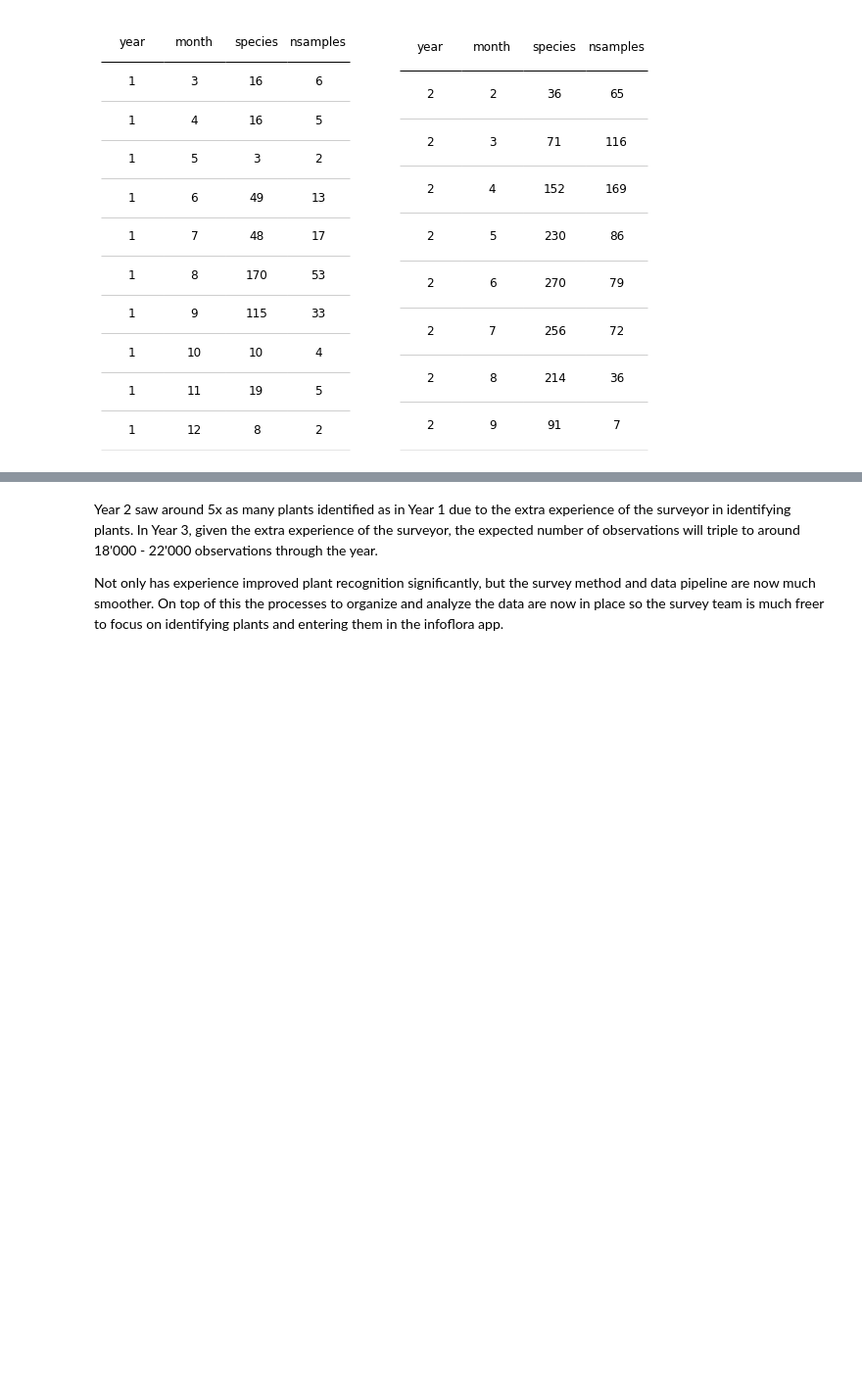
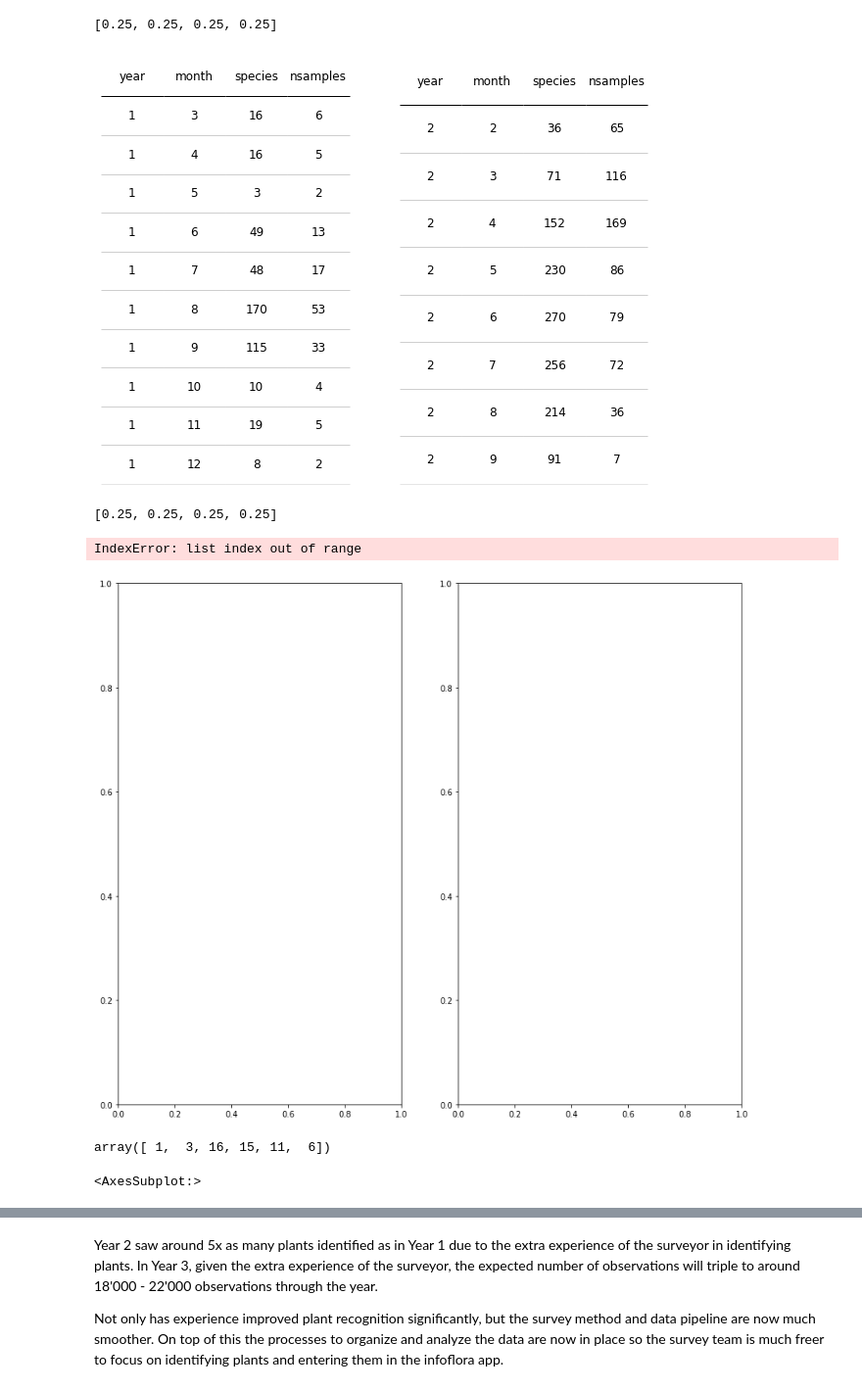
Before and after one commit to thorerismann/flora-buckets, a Jupyter notebook: newanalysis.ipynb, the cells around one changed output, grey strips where cells are left out. Shown at 98% size. Drawn from its saved outputs; the diff is of its cells as text; code cells hidden in the pictures; blank space fills up the shorter version.

Commit message:
trials with tables

```diff
--- a/newanalysis.ipynb
+++ b/newanalysis.ipynb
@@ -31,6 +31,11 @@ spd["month"] = spd["date"].dt.month
 # functions that will be used in each subgroup, part of analysis and in the whole data
 
 # number of surveys per year per location (needs loc_date column)
+
+def make_genus(data):
+    data["genus"] = data.species.map(lambda x: support_genus(x))
+    return data
+
 
 def support_genus(x):
     """Collect the genus from the genus species. Called in functions and methods that compare genus.
@@ -128,6 +133,7 @@ def speciesPlace(species_data, soi):
     """Uses speciesPerlocation to report on one species"""
     return species_data.loc[soi, (species_data.loc[soi] > 0)]
 # %%
+spd = make_genus(spd)
 spd1 = spd.loc[spd.year == 1].copy()
 spd2 = spd.loc[spd.year == 2].copy()
 # %%
@@ -246,6 +253,7 @@ t_two = spd2.groupby(["year", "month"], as_index=False).agg({"species":"nunique"
 data = t_one.values
 colLabels = [*t_one.columns[:-1], "nsamples"]
 colWidths = [*[1/len(colLabels)]*len(colLabels)]
+print(colWidths)
 bbox = [0, 0,1,1]
 
 data_2 = t_two.values
@@ -258,7 +266,39 @@ axs[0].axis("off")
 axs[1].axis("off")
 plt.show()
 # %% [output]
+[0.25, 0.25, 0.25, 0.25]
 [figure]
+# %%
+#
+t_three = spd1.groupby(["year", "month"], as_index=False).agg({"species":"nunique", "genus":"nunique", "fam":"nunique","loc_date":"nunique"})
+t_four = spd2.groupby(["year", "month"], as_index=False).agg({"species":"nunique", "genus":"nunique", "fam":"nunique","loc_date":"nunique"})
+# %%
+data_3 = t_three.values
+colLabels = ["species","genus","family","nsamples"]
+colWidths = [*[1/len(colLabels)]*len(colLabels)]
+bbox = [0, 0,1,1]
+print(colWidths)
+
+data_4 = t_four.values
+fig, axs = plt.subplots(1,2,figsize=(14,12))
+table_one = a_simple_formatted_table(axs[0],data = data_3,colLabels=colLabels, colWidths=colWidths, bbox=bbox)
+table_two = a_simple_formatted_table(axs[1],data = data_4,colLabels=colLabels, colWidths=colWidths, bbox=bbox)
+
+#axs[0].axis("off")
+#axs[1].axis("off")
+plt.show()
+# %% [output]
+[0.25, 0.25, 0.25, 0.25]
+IndexError: list index out of range
+[figure, added]
+# %%
+data_3[0]
+# %% [output]
+array([ 1,  3, 16, 15, 11,  6])
+# %%
+axs[0]
+# %% [output]
+<AxesSubplot:>
 # %%
 a = spd.species
 a
```
Also changed, not shown: parts of 4 cells of this notebook.
